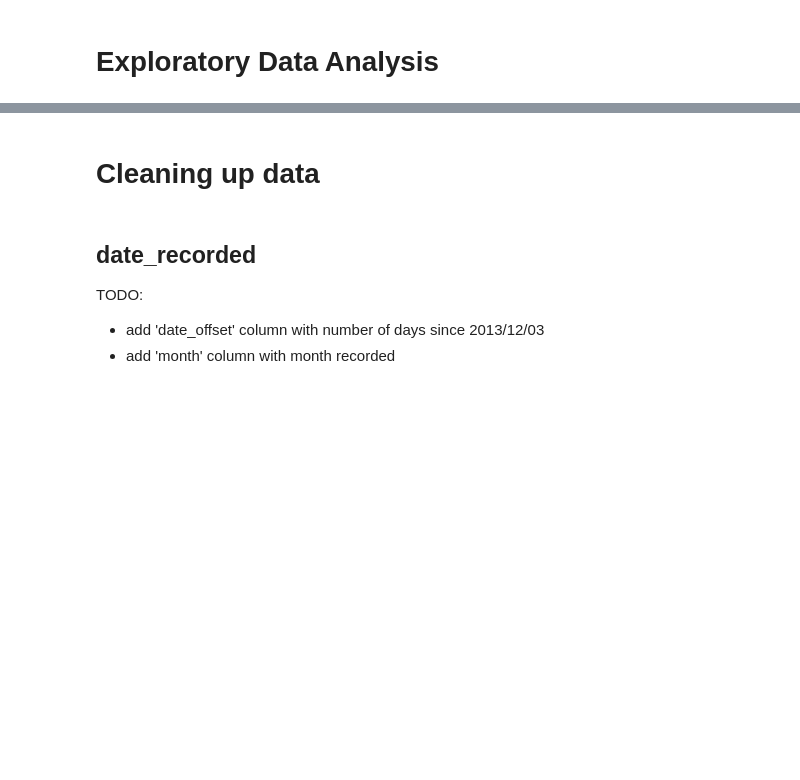
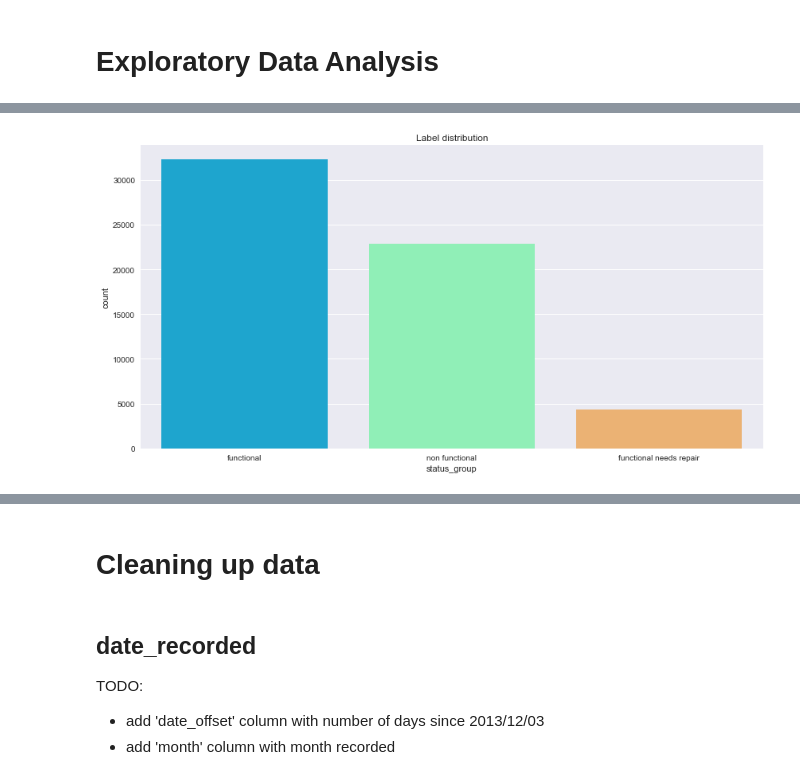
Before and after one commit to kayoyin/water-pumps, a Jupyter notebook: pipes.ipynb, the cells around one changed output, grey strips where cells are left out. Saved outputs shown, nothing was run; the diff lists cells and outputs as text; code cells hidden in the pictures; blank space fills up the shorter version.

```diff
--- a/pipes.ipynb
+++ b/pipes.ipynb
@@ -51,5 +59,0 @@ y_num = y_train.replace(['functional','non functional', 'functional needs repair
-# %%
-# One hot encoding of training labels
-y_train = pd.get_dummies(y_train)
-print(y_train.sum())
-y_train.head()
@@ -67,0 +124,7 @@ dtype: int64
+# %%
+plt.figure(figsize=(14,7))
+sns.countplot(x='status_group',data=y_train, palette="rainbow")
+plt.title("Label distribution")
+plt.show()
+# %% [output]
+[figure, added]
```
Also changed, not shown: parts of 17 cells of this notebook.
